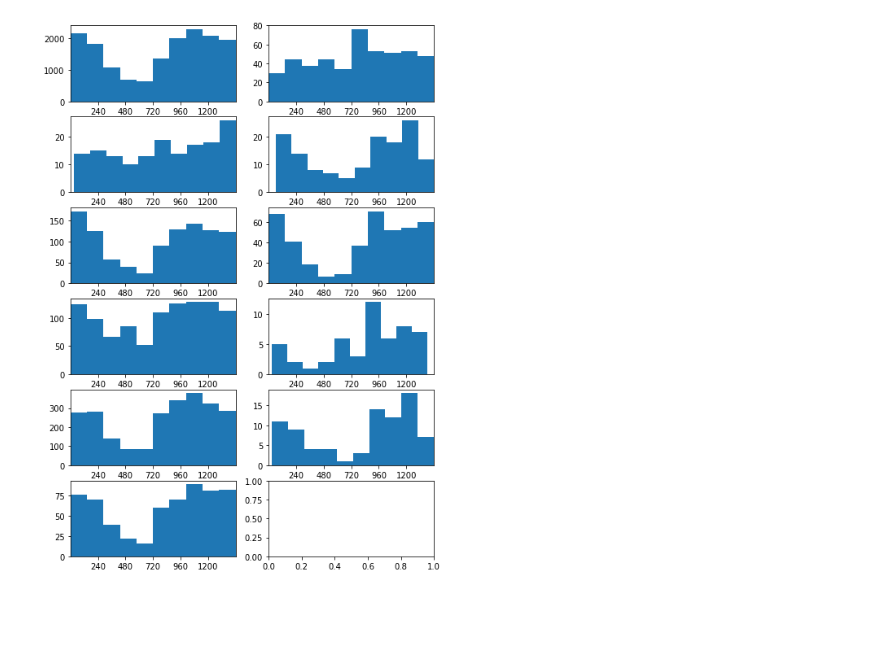
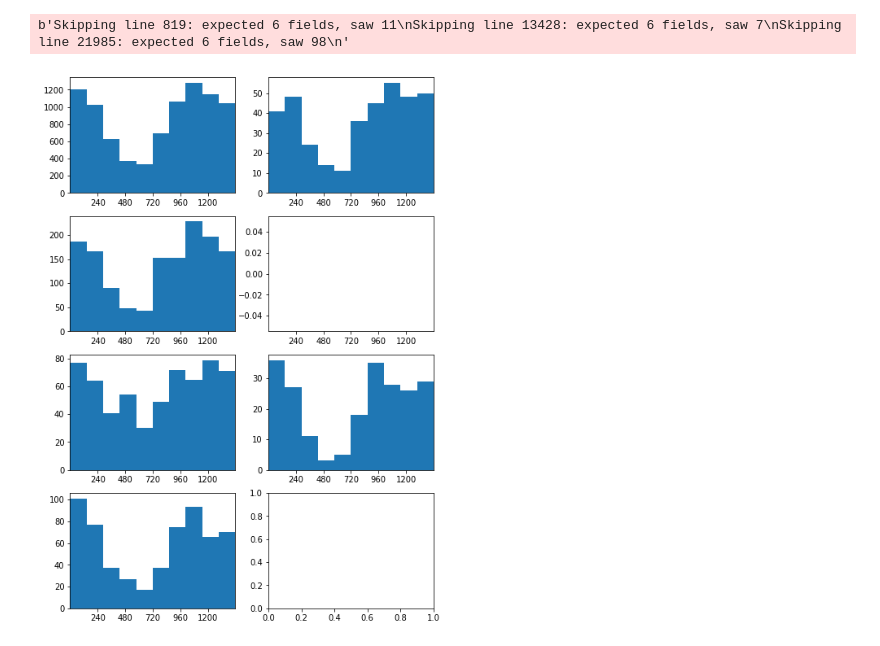
Before and after one commit to nrobin24/when-should-i-post, a Jupyter notebook: notebooks/0-explore-time-data.ipynb, the cells around one changed output. Cells and saved outputs as stored; diff of their text form; code cells hidden in the pictures; blank space fills up the shorter version.

Commit message:
make some plots

```diff
--- a/notebooks/0-explore-time-data.ipynb
+++ b/notebooks/0-explore-time-data.ipynb
@@ -5,48 +5,77 @@ import pandas as pd
 def date_parser(string_list):
     return [time.ctime(float(x)) for x in string_list]
 
-df = pd.read_csv("../data/dynamo-indexTable-output.csv", skiprows=[1])
+posts_index = pd.read_csv("../data/posts-index.csv", delimiter="|", error_bad_lines=False)
+posts_data =pd.read_csv("../data/posts-data.csv", delimiter="|", error_bad_lines=False)
 
-
-df = df.assign(date=pd.to_datetime(df['created_at'], unit='s').values)
+posts_index = posts_index.assign(date=pd.to_datetime(posts_index['created_at'], unit='s').values).set_index("post_id")
 
 def to_minute_of_day(timestamp):
     minute = (timestamp.hour * 60) + timestamp.minute
     return round(minute / 30) * 30
 
-df = df.assign(minute_of_day=df['date'].map(to_minute_of_day))
+posts_index = posts_index.assign(minute_of_day=posts_index['date'].map(to_minute_of_day))
+
+scores = posts_data.groupby("post_id")["ups"].max() - posts_data.groupby("post_id")["downs"].max()
+posts = posts_index.assign(score=scores).dropna(subset=['score'])
+
+subreddit_names = {
+    "t5_2qh55": "food",
+    "t5_2roy3": "dessert",
+    "t5_2qjlb": "foodie",
+    "t5_2s2i4": "FoodNews",
+    "t5_2rd9v": "foodporn",
+    "t5_2rcvg": "grilling",
+    "t5_2rhbm": "healthyfood",
+    "t5_2qh56": "recipes",
+    "t5_2skqy": "pressurecooking",
+    "t5_2s64w": "slowcooking",
+    "t5_2rzyz": "sousvide",
+    "t5_2qkku": "smoking",
+    "t5_2qxea": "tonightsdinner",
+    "t5_30sp1": "seriouseats",
+    "t5_2qxww": "BBQ",
+    "t5_2qh7f": "Cooking"
+}
+
+subreddits = posts['subreddit_id'].map(lambda x: subreddit_names[x])
+posts = posts.assign(subreddit=subreddits)
+# %% [output]
+b'Skipping line 819: expected 6 fields, saw 11\nSkipping line 13428: expected 6 fields, saw 7\nSkipping line 21985: expected 6 fields, saw 98\n'
+# %%
+popular_subs = ['food', 'foodporn', 'recipes', 'sousvide', 'slowcooking', 'healthygood', 'grilling']
 # %%
 minute_of_day_result = {}
 resampled_result = {}
 
-for sub_id in df['subreddit_id'].unique():
-    sub_posts = df[df['subreddit_id'] == sub_id]
-    minute_of_day_result[sub_id] = sub_posts['minute_of_day']
-    resampled_result[sub_id] = sub_posts.resample('D', on='date').count()['title']
+for sub in popular_subs:
+    sub_posts = posts[posts['subreddit'] == sub]
+    minute_of_day_result[sub] = sub_posts['minute_of_day']
+    resampled_result[sub] = sub_posts.resample('D', on='date')['score'].quantile(0.25)
 # %%
 import matplotlib.pyplot as plt
 
-total_plots = 11
-num_rows = 6
+total_plots = 7
+num_rows = 4
 num_cols = 2
 
 
 fig, axs = plt.subplots(nrows=num_rows, ncols=num_cols)
 fig.set_size_inches(8,12)
 for row_n in range(num_rows):
     for col_n in range(num_cols):
         i = (col_n * num_rows) + row_n
         if i >= total_plots:
             continue
 
-        sub_id = df['subreddit_id'].unique()[i]
+        sub = popular_subs[i]
         ax = axs[row_n][col_n]
-        ax.hist(minute_of_day_result[sub_id])
+        ax.hist(minute_of_day_result[sub])
 #         result[sub_id].hist(bins=48, ax=ax)
         ax.set_xlim(0, 1440)
         ax.set_xticks([240, 480, 720, 960, 1200])
 # %% [output]
-[figure, old version]
+[figure, new version]
 # %%
 import matplotlib.pyplot as plt
 from fbprophet import Prophet
```
Also changed, not shown: parts of 1 cell of this notebook.
